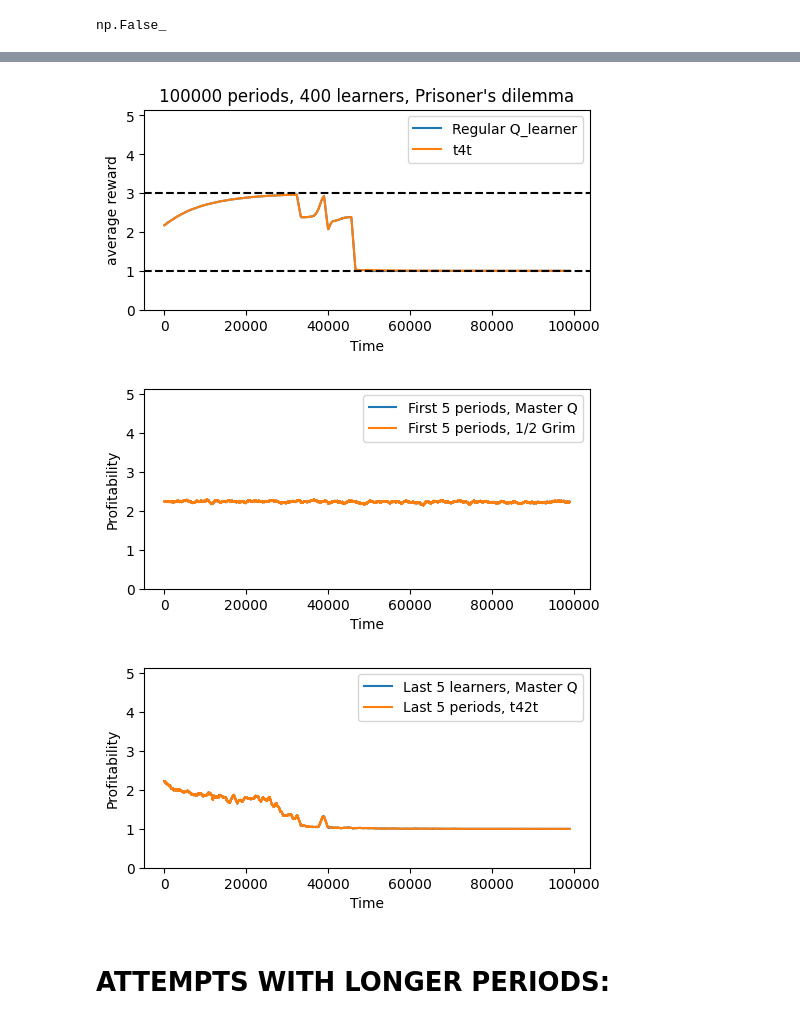
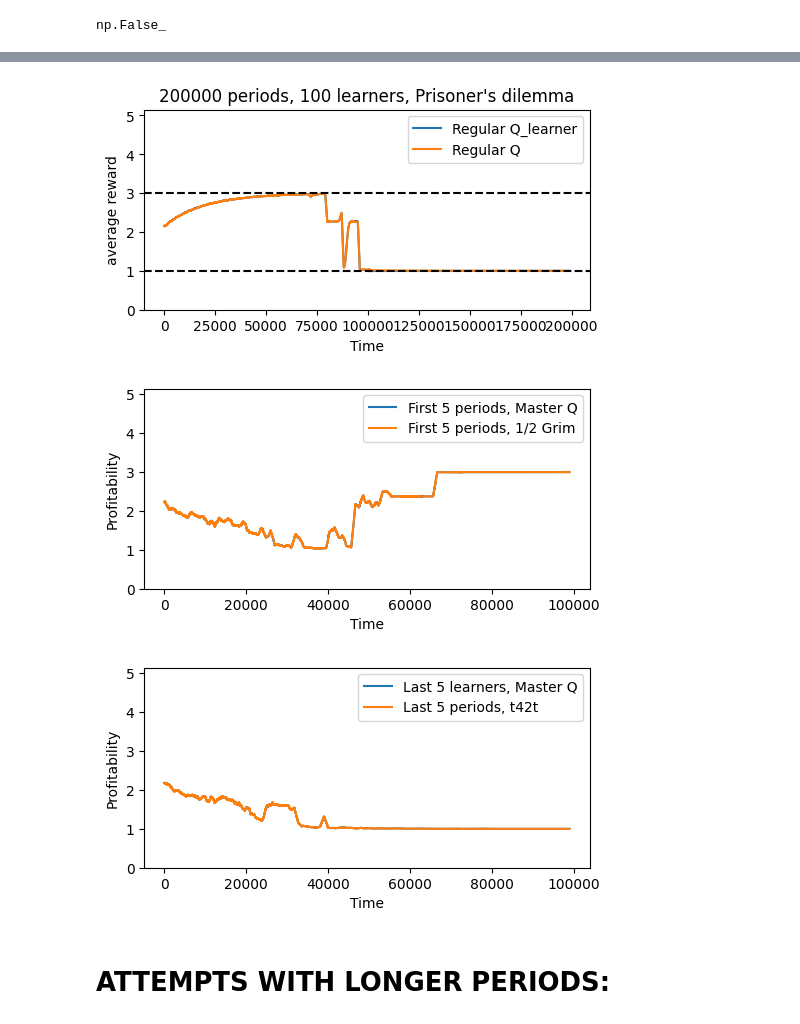
Before and after one commit to mortenvk/SpecialeProjekt, a Jupyter notebook: npc_2nd - Master Q copy.ipynb, the cells around one changed output, grey strips where cells are left out. Saved outputs shown, nothing was run; the diff lists cells and outputs as text; code cells hidden in the pictures.

```diff
--- a/npc_2nd - Master Q copy.ipynb
+++ b/npc_2nd - Master Q copy.ipynb
@@ -188,7 +204,7 @@ def PD_game(q_table, options, periods, alpha, theta, delta, master_theta):
     a = len(options)
     Simple_Q_Table = np.zeros((a, a))
     Simple_Q_Table2 = np.zeros((a, a))
-    interval_size = periods/15
+    interval_size = periods/25
     prev_choices = np.zeros((2,2), dtype=numba.int64)
     reward_arr = np.zeros(int(periods-2))
     reward_arr_p2 = np.zeros(int(periods-2))
@@ -197,7 +213,7 @@ def PD_game(q_table, options, periods, alpha, theta, delta, master_theta):
     i_counter = 0
     j_counter = 0
     t=3
-    if np.shape(q_table) != (15,a,a):
+    if np.shape(q_table) != (25,a,a):
         print("Wrong dimensions")
     else:
         for t in range(t, periods+1):
@@ -222,7 +238,7 @@ def PD_game(q_table, options, periods, alpha, theta, delta, master_theta):
                 reward_arr[t-3], reward_arr_p2[t-3] = PD_rewards(prev_choices[0,1], prev_choices[1,1])
             else:
                 #In Case of Q opponent:
-                #egular_update(Simple_Q_Table2, prev_choices, alpha, delta, options, 2)
+                #regular_update(Simple_Q_Table2, prev_choices, alpha, delta, options, 2)
                 #p_j = simple_Q_learner(options, Simple_Q_Table2, epsilon, prev_choices[0,1])
                 #a hard coded opponent:
                 #p_j= npc_player(options, q_table, 0, all_choices1,j_counter)
@@ -231,6 +247,7 @@ def PD_game(q_table, options, periods, alpha, theta, delta, master_theta):
                 #p_j = int(npc_player_gen4(periods, all_choices1, all_choices2,i_counter,j_counter))
                 #p_j = int(npc_player_gen5(periods, all_choices1, all_choices2,i_counter,j_counter))
                 #p_j = int(tft_player(options, q_table, 0, all_choices1, all_choices2, j_counter, i_counter))
+                #p_j = int(pavlov_grim_player(periods, all_choices1, all_choices2,i_counter,j_counter))
 
                 prev_choices[1,0] = prev_choices[1,1]
                 prev_choices[1,1] = p_j
@@ -253,7 +270,7 @@ def many_games(prices, periods, alpha, theta, learners, delta, init_q):
     for i in range(learners):
         print('run #',i+1 ,'of ', learners , 'runs')
 
-        #master_theta = theta*((i**1.001)/learners)
+        #master_theta = theta*((i**1.1)/learners)
         master_theta = theta
         all_choices1, all_choices2, reward_arr, reward_arr_p2, q_table = PD_game(init_Q, prices, periods, alpha, theta, delta, master_theta)
         total_pro_arr[i] = reward_arr
@@ -262,20 +279,26 @@ def many_games(prices, periods, alpha, theta, learners, delta, init_q):
         avg_profit[i] = np.mean(reward_arr[-10000:])
         avg_profit2[i] = np.mean(reward_arr_p2[-10000:])
         init_Q = q_table
+        if i ==1:
+            print(q_table)
 
     return total_pro_arr, total_pro_arr2, avg_profit, avg_profit2, init_Q, all_choices1, all_choices2
 # %%
 options = np.array([0,1])
-init_Q = np.zeros((15,2,2))
+init_Q = np.zeros((25,2,2))
 
 '''Periods and THETAS: '''
 #100.000 periods:
-local_periods = 100000
-#theta = 0.0000922
-learners = 400
+local_periods = 200000
+#theta = 0.00009199
+learners = 100
 #200.000 periods:
 #local_periods = 200000
 #theta = 0.00004605
-rewards_p1, rewards_p2, avg_prof, avg_prof2, final_Q, choices1, choices2 = many_games(options, local_periods, 0.3, 0.00009199, learners ,0.95, init_Q)
+
+#local_periods = 500000
+#theta = 0.0000276306393827805
+
+rewards_p1, rewards_p2, avg_prof, avg_prof2, final_Q, choices1, choices2 = many_games(options, local_periods, 0.3, 0.00004605, learners ,0.95, init_Q)
 final_Q
 # %% [output]
@@ -344,28 +367,28 @@ samlet_prof, samlet_prof2 = prof_means(rewards_p1, rewards_p2)
 # %%
 
 profitability_arr, profitability_arr2 = moving_avg(samlet_prof, samlet_prof2, 1000)
 avg_timend = time.time()
 #print('ending moving average. time: ', (avg_timend - avgtime))
 #np.savetxt("<file>.csv", moving_averages, delimiter = ',')
 #print(moving_averages)
 
-t_arr1 = np.arange(0,98999)
-t_arr2 = np.arange(0,98999)
+t_arr1 = np.arange(0,198999)
+t_arr2 = np.arange(0,198999)
 fig, ax = plt.subplots(figsize =(5.75, 2.6))
 plt.plot(t_arr1,profitability_arr,'-',label='Regular Q_learner')
-plt.plot(t_arr2,profitability_arr2,'-', label='t4t')
+plt.plot(t_arr2,profitability_arr2,'-', label='Regular Q')
 plt.title(f"{local_periods} periods, {learners} learners, Prisoner's dilemma")
 #plt.axhline(y=0.125, color='k', linestyle = '--')
 #plt.axhline(y=0.061, color='k', linestyle = '--')
 plt.xlabel("Time")
 plt.ylabel("average reward")
 plt.axhline(y=3, color='k', linestyle = '--')
 plt.axhline(y=1, color='k', linestyle = '--')
 plt.ylim(0,5.15)
 plt.legend()
 plt.show()
 # %% [output]
-[figure, old version]
+[figure, new version]
 # %%
 first_fivep1 = rewards_p1[0:5,:]
 first_fivep2 = rewards_p2[0:5,:]
@@ -390,7 +413,7 @@ plt.ylim(0.00,5.15)
 plt.legend()
 plt.show()
 # %% [output]
-[figure, old version]
+[figure, new version]
 # %%
 profitability_last1_5, profitability_last2_5 = moving_avg(last_prof1_5, last_prof2_5, 1000)
 t_arr1 = np.arange(0,98999)
@@ -406,7 +429,7 @@ plt.ylim(0.00,5.15)
 plt.legend()
 plt.show()
 # %% [output]
-[figure, old version]
+[figure, new version]
 # %%
 first_prof1_5, first_prof2_5 = prof_means(first_fivep1, first_fivep2)
 last_prof1_5, last_prof2_5 = prof_means(last_fivep1, last_fivep2)
```
Also changed, not shown: parts of 3 cells of this notebook, 1 other file.
